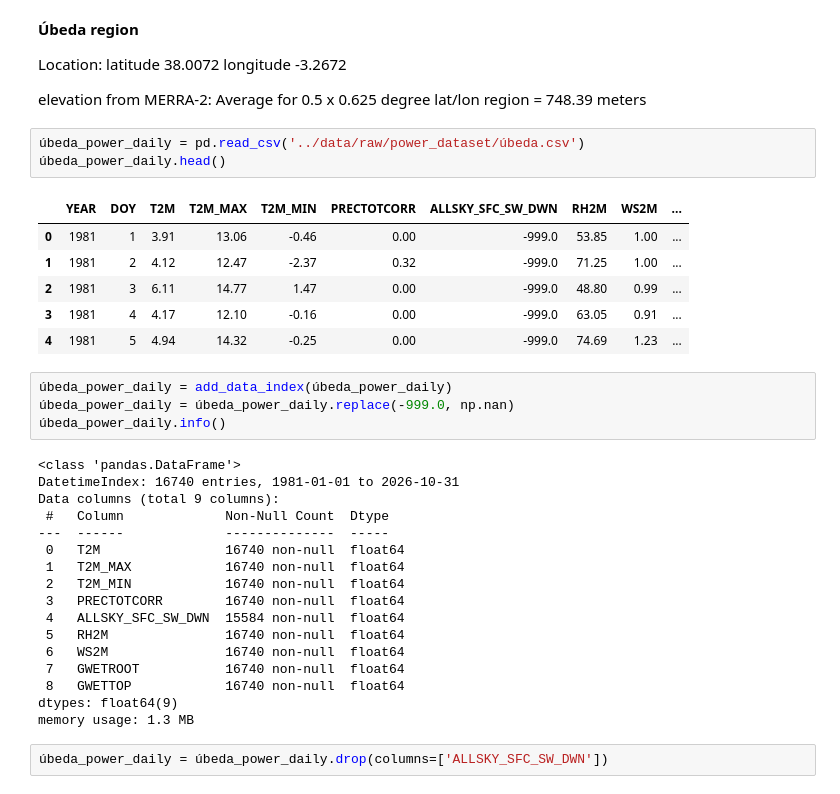
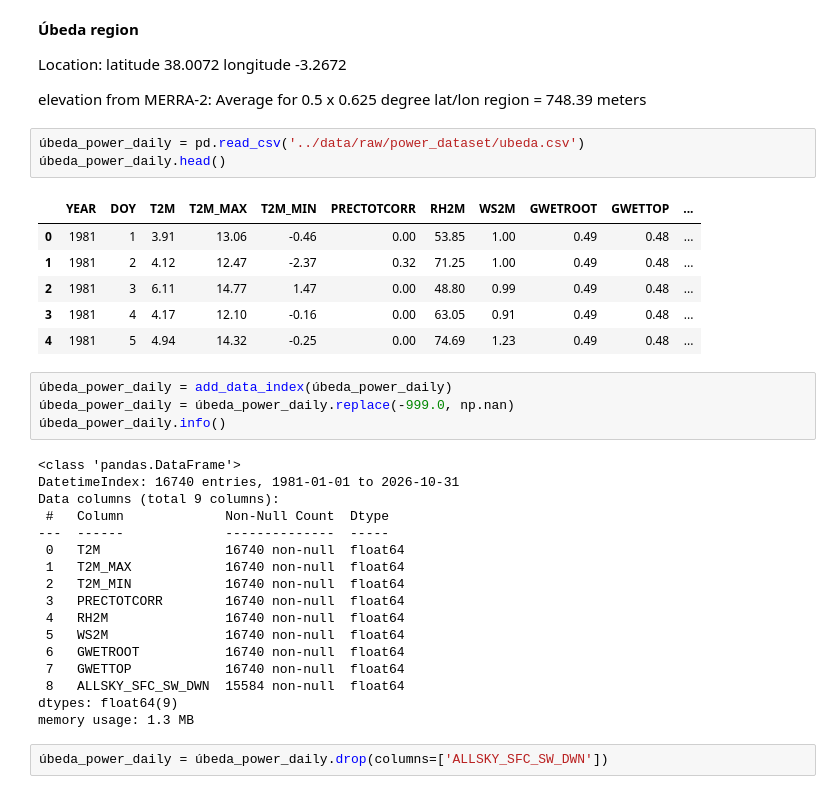
Before and after one commit to MaksimDar/field-shift-crop-rotation-advisor, a Jupyter notebook: notebooks/01_power_clean.ipynb, the cells around one changed output. Cells and saved outputs as stored; diff of their text form.

```diff
--- a/notebooks/01_power_clean.ipynb
+++ b/notebooks/01_power_clean.ipynb
@@ -262,15 +259,15 @@ Location: latitude  38.0072   longitude -3.2672
 
 elevation from MERRA-2: Average for 0.5 x 0.625 degree lat/lon region = 748.39 meters
 # %%
-úbeda_power_daily = pd.read_csv('../data/raw/power_dataset/úbeda.csv')
+úbeda_power_daily = pd.read_csv('../data/raw/power_dataset/ubeda.csv')
 úbeda_power_daily.head()
 # %% [output]
-|  | YEAR | DOY | T2M | T2M_MAX | T2M_MIN | PRECTOTCORR | ALLSKY_SFC_SW_DWN | RH2M | WS2M | ... |
-| 0 | 1981 | 1 | 3.91 | 13.06 | -0.46 | 0.00 | -999.0 | 53.85 | 1.00 | ... |
-| 1 | 1981 | 2 | 4.12 | 12.47 | -2.37 | 0.32 | -999.0 | 71.25 | 1.00 | ... |
-| 2 | 1981 | 3 | 6.11 | 14.77 | 1.47 | 0.00 | -999.0 | 48.80 | 0.99 | ... |
-| 3 | 1981 | 4 | 4.17 | 12.10 | -0.16 | 0.00 | -999.0 | 63.05 | 0.91 | ... |
-| 4 | 1981 | 5 | 4.94 | 14.32 | -0.25 | 0.00 | -999.0 | 74.69 | 1.23 | ... |
+|  | YEAR | DOY | T2M | T2M_MAX | T2M_MIN | PRECTOTCORR | RH2M | WS2M | GWETROOT | GWETTOP | ... |
+| 0 | 1981 | 1 | 3.91 | 13.06 | -0.46 | 0.00 | 53.85 | 1.00 | 0.49 | 0.48 | ... |
+| 1 | 1981 | 2 | 4.12 | 12.47 | -2.37 | 0.32 | 71.25 | 1.00 | 0.49 | 0.48 | ... |
+| 2 | 1981 | 3 | 6.11 | 14.77 | 1.47 | 0.00 | 48.80 | 0.99 | 0.49 | 0.48 | ... |
+| 3 | 1981 | 4 | 4.17 | 12.10 | -0.16 | 0.00 | 63.05 | 0.91 | 0.49 | 0.48 | ... |
+| 4 | 1981 | 5 | 4.94 | 14.32 | -0.25 | 0.00 | 74.69 | 1.23 | 0.49 | 0.48 | ... |
 # %%
 úbeda_power_daily = add_data_index(úbeda_power_daily)
 úbeda_power_daily = úbeda_power_daily.replace(-999.0, np.nan)
@@ -285,11 +282,11 @@ Data columns (total 9 columns):
  1   T2M_MAX            16740 non-null  float64
  2   T2M_MIN            16740 non-null  float64
  3   PRECTOTCORR        16740 non-null  float64
- 4   ALLSKY_SFC_SW_DWN  15584 non-null  float64
- 5   RH2M               16740 non-null  float64
- 6   WS2M               16740 non-null  float64
- 7   GWETROOT           16740 non-null  float64
- 8   GWETTOP            16740 non-null  float64
+ 4   RH2M               16740 non-null  float64
+ 5   WS2M               16740 non-null  float64
+ 6   GWETROOT           16740 non-null  float64
+ 7   GWETTOP            16740 non-null  float64
+ 8   ALLSKY_SFC_SW_DWN  15584 non-null  float64
 dtypes: float64(9)
 memory usage: 1.3 MB
 # %%
```
Also changed, not shown: parts of 11 cells of this notebook, 11 other files.
